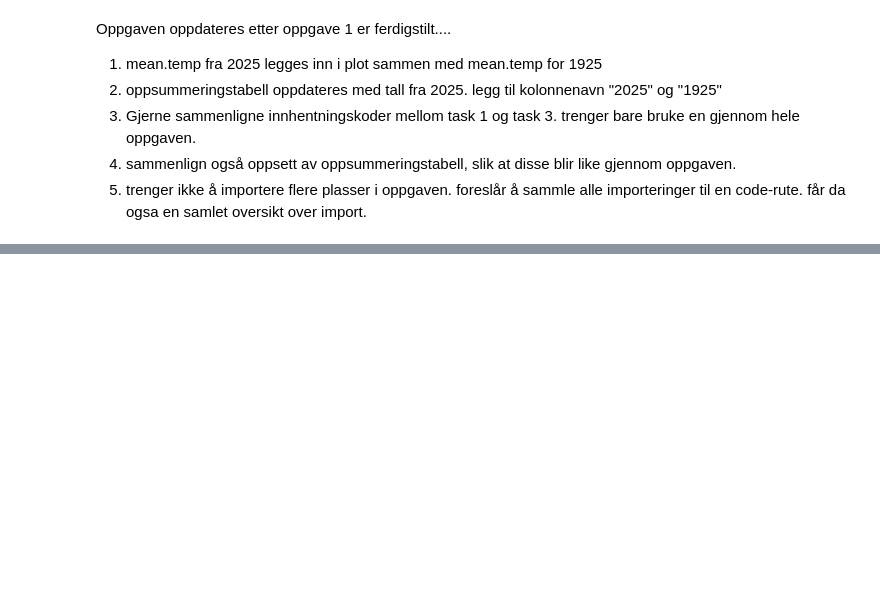
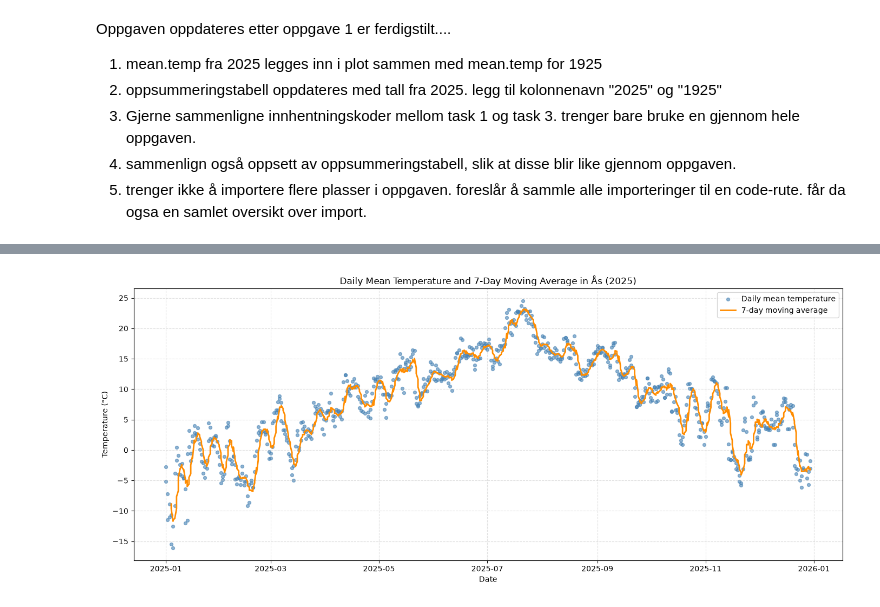
Before and after one commit to Lindaqh/Deliverable1_Uke42, a Jupyter notebook: Deliverable1_Uke42/Deliverable1_Uke42.ipynb, the cells around one changed output, grey strips where cells are left out. Cells and saved outputs as stored; diff of their text form; code cells hidden in the pictures; blank space fills up the shorter version.

```diff
--- a/Deliverable1_Uke42/Deliverable1_Uke42.ipynb
+++ b/Deliverable1_Uke42/Deliverable1_Uke42.ipynb
@@ -151,0 +300,9 @@ Oppgaven oppdateres etter oppgave 1 er ferdigstilt....
+# %%
+# Calculate the 7-day moving average
+df_2025["moving_average"] = moving_average(
+    df_2025["value"],
+    window=7
+)
+
+# Display the first rows
+display(df_2025[["referenceTime", "value", "moving_average"]].head(10))
@@ -151,0 +321,35 @@ Oppgaven oppdateres etter oppgave 1 er ferdigstilt....
+# %%
+df_2025["referenceTime"] = pd.to_datetime(df_2025["referenceTime"])
+df_2025 = df_2025.sort_values("referenceTime").reset_index(drop=True)
+# %%
+plt.figure(figsize=(14, 6))
+
+# Plot daily temperatures as points
+plt.scatter(
+    pd.to_datetime(df_2025["referenceTime"]),
+    df_2025["value"],
+    color="steelblue",
+    s=18,
+    alpha=0.6,
+    label="Daily mean temperature"
+)
+
+# Plot the 7-day moving average as a line
+plt.plot(
+    pd.to_datetime(df_2025["referenceTime"]),
+    df_2025["moving_average"],
+    color="darkorange",
+    linewidth=2,
+    label="7-day moving average"
+)
+
+plt.title("Daily Mean Temperature and 7-Day Moving Average in Ås (2025)")
+plt.xlabel("Date")
+plt.ylabel("Temperature (°C)")
+
+plt.grid(True, linestyle="--", alpha=0.4)
+plt.legend()
+plt.tight_layout()
+plt.show()
+# %% [output]
+[figure, added]
```
Also changed, not shown: parts of 14 cells of this notebook.
